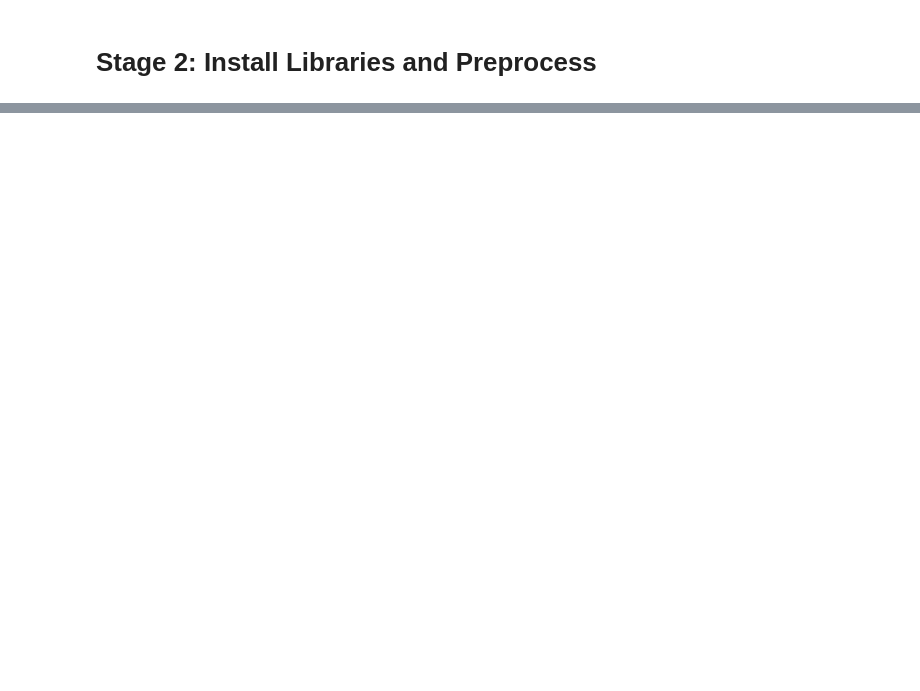
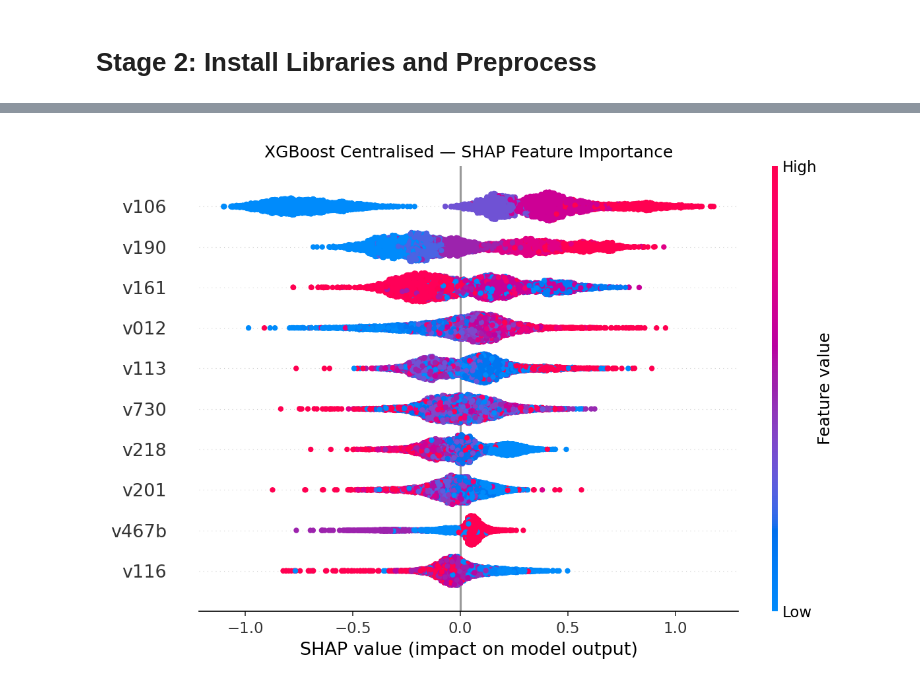
Before and after one commit to ProsperUkachi/Final-year-project, a Jupyter notebook: final-year-project (1).ipynb, the cells around one changed output, grey strips where cells are left out. Drawn from its saved outputs; the diff is of its cells as text; code cells hidden in the pictures; blank space fills up the shorter version.

```diff
--- a/final-year-project (1).ipynb
+++ b/final-year-project (1).ipynb
@@ -640,0 +832,8 @@ Saved files:
+# %%
+# Display the image directly in the notebook
+# Confirming the image was saved
+
+from IPython.display import Image
+Image("/kaggle/working/processed/shap_xgb_centralised.png")
+# %% [output]
+[figure, added]
```
Also changed, not shown: parts of 26 cells of this notebook.
